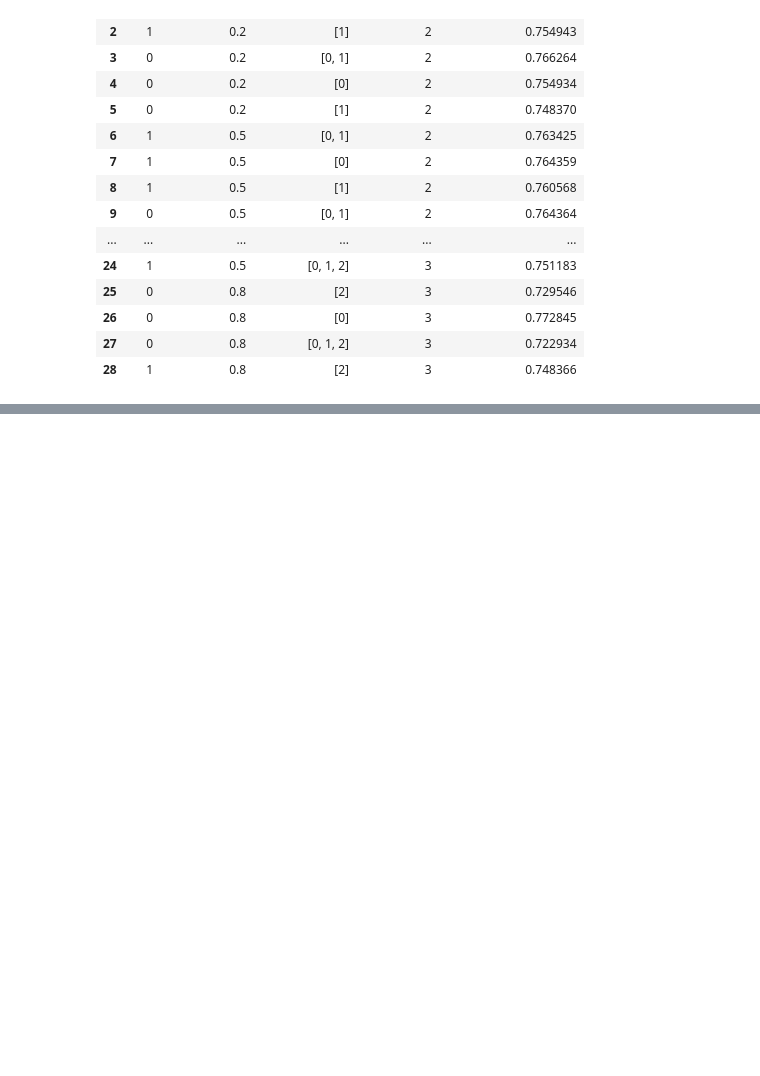
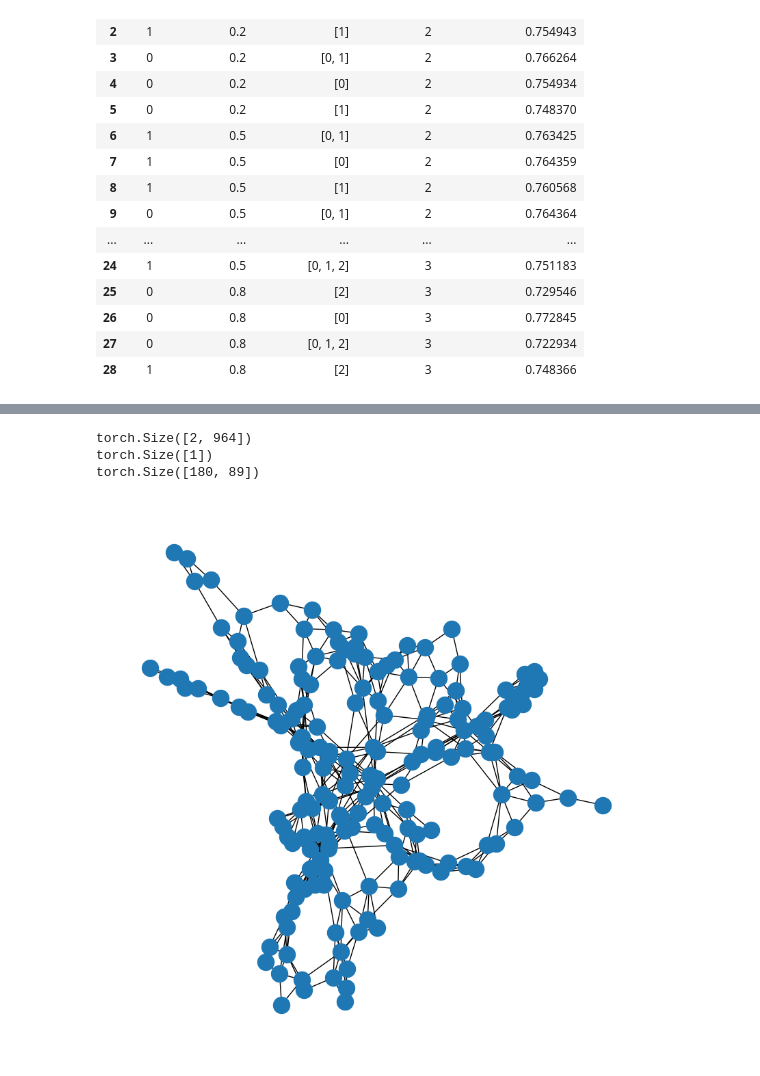
Before and after one commit to theoliver7/uzh-aml, a Jupyter notebook: results_helpers.ipynb, the cells around one changed output, grey strips where cells are left out. Drawn from its saved outputs; the diff is of its cells as text; code cells hidden in the pictures; blank space fills up the shorter version.

Commit message:
some visualizations and investigation in dataset distribution

```diff
--- a/results_helpers.ipynb
+++ b/results_helpers.ipynb
@@ -182,0 +211,27 @@ fig.show()
+# %%
+dataset = TUDataset(os.path.join('../../data', "DD"), name="DD", use_node_attr=True)
+
+num_test = int(len(dataset) * 0.1)
+num_train = len(dataset) - num_test
+train_dataset, test_datset = torch.utils.data.random_split(dataset, [num_train, num_test])
+kfold = KFold(n_splits=5, shuffle=True, random_state=777)
+# %%
+from collections import Counter
+
+for fold, (train_idx, val_idx) in enumerate(kfold.split(np.arange(len(train_dataset)))):
+    if fold>0:break
+    train_subset = torch.utils.data.Subset(train_dataset, train_idx)
+    val_subset = torch.utils.data.Subset(train_dataset, val_idx)
+    train_loader = DataLoader(train_subset, batch_size=64,shuffle=False)
+    val_loader = DataLoader(val_subset, batch_size=64, shuffle=False)
+
+    batch = next(iter(train_loader))
+    print(batch[0].edge_index.shape)
+    print(batch[0].y.shape)
+    print(batch[0].x.shape)
+    visualize_graph(batch[0])
+# %% [output]
+torch.Size([2, 964])
+torch.Size([1])
+torch.Size([180, 89])
+[figure, added]
```
Also changed, not shown: parts of 4 cells of this notebook.
